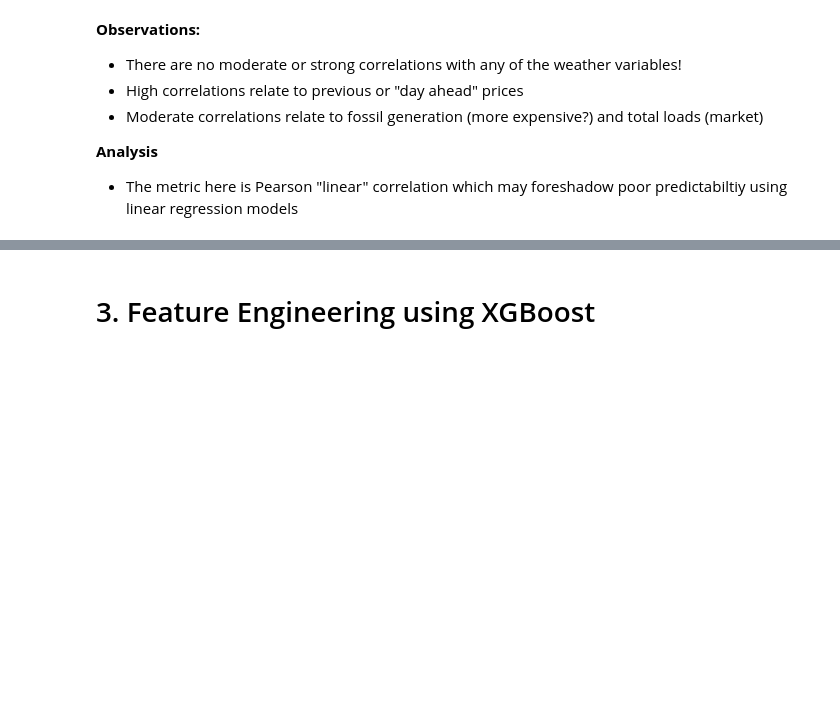
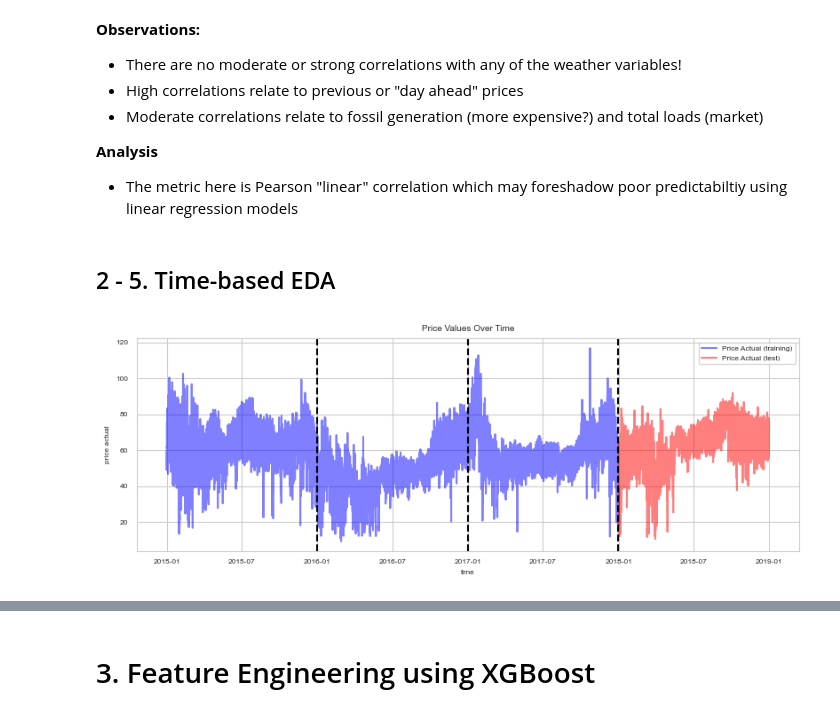
Before and after one commit to MDS-Mountain-Club/MDS_ML_Project, a Jupyter notebook: Group Write-Up (Mountain Club).ipynb, the cells around one changed output, grey strips where cells are left out. Cells and saved outputs as stored; diff of their text form; code cells hidden in the pictures; blank space fills up the shorter version.

```diff
--- a/Group Write-Up (Mountain Club).ipynb
+++ b/Group Write-Up (Mountain Club).ipynb
@@ -169,3 +169,22 @@ Name: price actual, dtype: float64
 
 **Analysis**
 - The metric here is Pearson "linear" correlation which may foreshadow poor predictabiltiy using linear regression models
+# %% [markdown]
+## 2 - 5. Time-based EDA
+# %%
+# Split train and test for plot
+train_end_date = pd.to_datetime('2017-12-31 23:00:00+00:00')
+df_train, df_test = split_by_date(df, train_end_date)
+
+# Create plot and lines for train/test and year boundaries
+fig, ax = plt.subplots(figsize=(8, 3))
+sns.lineplot(data=df_train, x=df_train.index, y=y_col, label='Price Actual (training)', color='blue', alpha=0.5, ax=ax)
+sns.lineplot(data=df_test, x=df_test.index, y=y_col, label='Price Actual (test)', color='red', alpha=0.5, ax=ax)
+for year_end in ['2015-12-31', '2016-12-31', '2017-12-31']:
+    plt.axvline(x=pd.to_datetime(year_end), color='black', linestyle='--')
+
+ax.set_title('Price Values Over Time')
+plt.tight_layout()
+plt.show()
+# %% [output]
+[figure, added]
```
Also changed, not shown: parts of 12 cells of this notebook.
